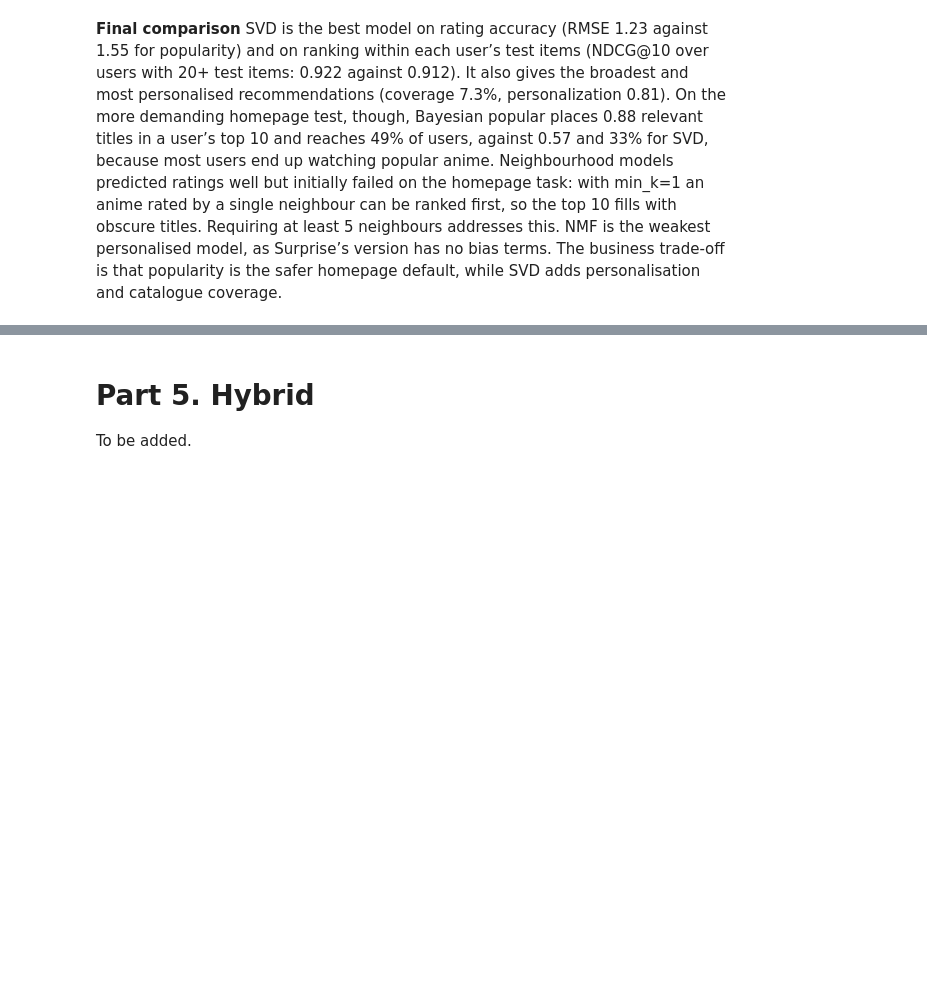
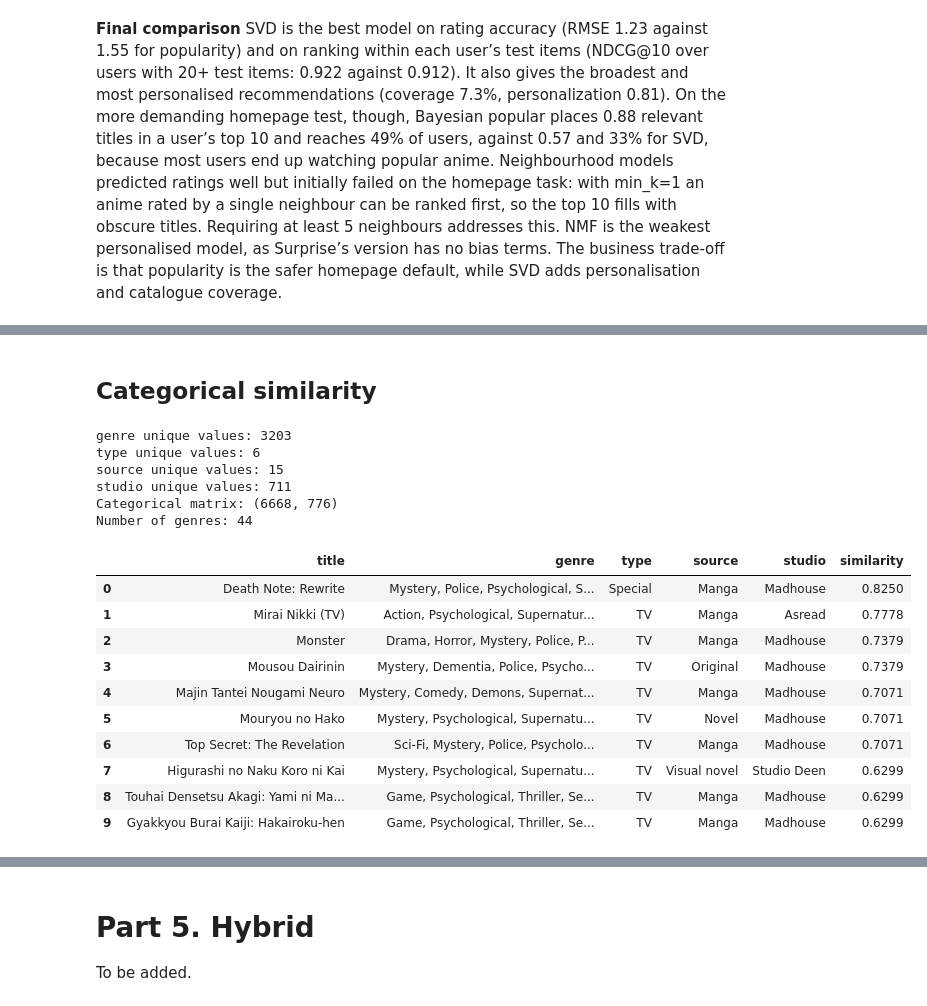
Before and after one commit to estellearnander/recsys_group_project, a Jupyter notebook: notebooks/03_recommenders.ipynb, the cells around one changed output, grey strips where cells are left out. Drawn from its saved outputs; the diff is of its cells as text; code cells hidden in the pictures; blank space fills up the shorter version.

```diff
--- a/notebooks/03_recommenders.ipynb
+++ b/notebooks/03_recommenders.ipynb
@@ -991,0 +1117,10 @@ results_part3_df.round(3)
+# %%
+def clean_text(text):
+    text = str(text).lower()
+    text = re.sub(r"[^a-z0-9\s]", " ", text)
+    return re.sub(r"\s+", " ", text).strip()
+
+for col in ["title", "genre", "synopsis"]:
+    anime_clean[col + "_clean"] = anime_clean[col].apply(clean_text)
+anime_clean["content"] = anime_clean[["title_clean", "genre_clean", "synopsis_clean"]].agg(" ".join, axis=1)
+display(anime_clean[["title", "genre", "content"]].head())
@@ -991,0 +1179,19 @@ results_part3_df.round(3)
+# %%
+def title_index(title):
+    matches = anime_clean.index[anime_clean["title"].str.casefold() == title.casefold()]
+    if len(matches) == 0:
+        raise ValueError(f"Anime not found: {title}")
+    return int(matches[0])
+
+def recommend_from_matrix(title, matrix, top_n=10, distance=False, columns=None):
+    idx = title_index(title)
+    scores = pd.Series(matrix[idx]).drop(idx)
+    scores = scores.nsmallest(top_n) if distance else scores.nlargest(top_n)
+    columns = columns or ["title", "genre"]
+    result = anime_clean.iloc[scores.index][columns].copy()
+    result["distance" if distance else "similarity"] = scores.to_numpy().round(4)
+    return result.reset_index(drop=True)
+
+raw = recommend_from_matrix("Death Note", num_distance, distance=True, columns=["title", *num_columns])
+scaled = recommend_from_matrix("Death Note", num_distance_scaled, distance=True, columns=["title", *num_columns])
+display(pd.DataFrame({"Without normalization": raw["title"], "Raw distance": raw["distance"], "With normalization": scaled["title"], "Scaled distance": scaled["distance"]}))
@@ -991,0 +1215,36 @@ results_part3_df.round(3)
+# %% [markdown]
+## Categorical similarity
+# %%
+cat_columns = ["genre", "type", "source", "studio"]
+anime_cat = anime_clean[cat_columns].copy()
+for col in cat_columns:
+    print(col, "unique values:", anime_cat[col].nunique())
+
+genres = anime_cat["genre"].fillna("").astype(str).str.split(", ")
+mlb = MultiLabelBinarizer()
+genre_matrix = csr_matrix(mlb.fit_transform(genres))
+encoder = OneHotEncoder(handle_unknown="ignore")
+other_matrix = encoder.fit_transform(anime_cat[["type", "source", "studio"]])
+cat_matrix = hstack([genre_matrix, other_matrix]).tocsr()
+cat_similarity = cosine_similarity(cat_matrix)
+print("Categorical matrix:", cat_matrix.shape)
+print("Number of genres:", len(mlb.classes_))
+display(recommend_from_matrix("Death Note", cat_similarity, columns=["title", *cat_columns]))
+# %% [output]
+genre unique values: 3203
+type unique values: 6
+source unique values: 15
+studio unique values: 711
+Categorical matrix: (6668, 776)
+Number of genres: 44
+|  | title | genre | type | source | studio | similarity |
+| 0 | Death Note: Rewrite | Mystery, Police, Psychological, S... | Special | Manga | Madhouse | 0.8250 |
+| 1 | Mirai Nikki (TV) | Action, Psychological, Supernatur... | TV | Manga | Asread | 0.7778 |
+| 2 | Monster | Drama, Horror, Mystery, Police, P... | TV | Manga | Madhouse | 0.7379 |
+| 3 | Mousou Dairinin | Mystery, Dementia, Police, Psycho... | TV | Original | Madhouse | 0.7379 |
+| 4 | Majin Tantei Nougami Neuro | Mystery, Comedy, Demons, Supernat... | TV | Manga | Madhouse | 0.7071 |
+| 5 | Mouryou no Hako | Mystery, Psychological, Supernatu... | TV | Novel | Madhouse | 0.7071 |
+| 6 | Top Secret: The Revelation | Sci-Fi, Mystery, Police, Psycholo... | TV | Manga | Madhouse | 0.7071 |
+| 7 | Higurashi no Naku Koro ni Kai | Mystery, Psychological, Supernatu... | TV | Visual novel | Studio Deen | 0.6299 |
+| 8 | Touhai Densetsu Akagi: Yami ni Ma... | Game, Psychological, Thriller, Se... | TV | Manga | Madhouse | 0.6299 |
+| 9 | Gyakkyou Burai Kaiji: Hakairoku-hen | Game, Psychological, Thriller, Se... | TV | Manga | Madhouse | 0.6299 |
```
Also changed, not shown: parts of 60 cells of this notebook.
